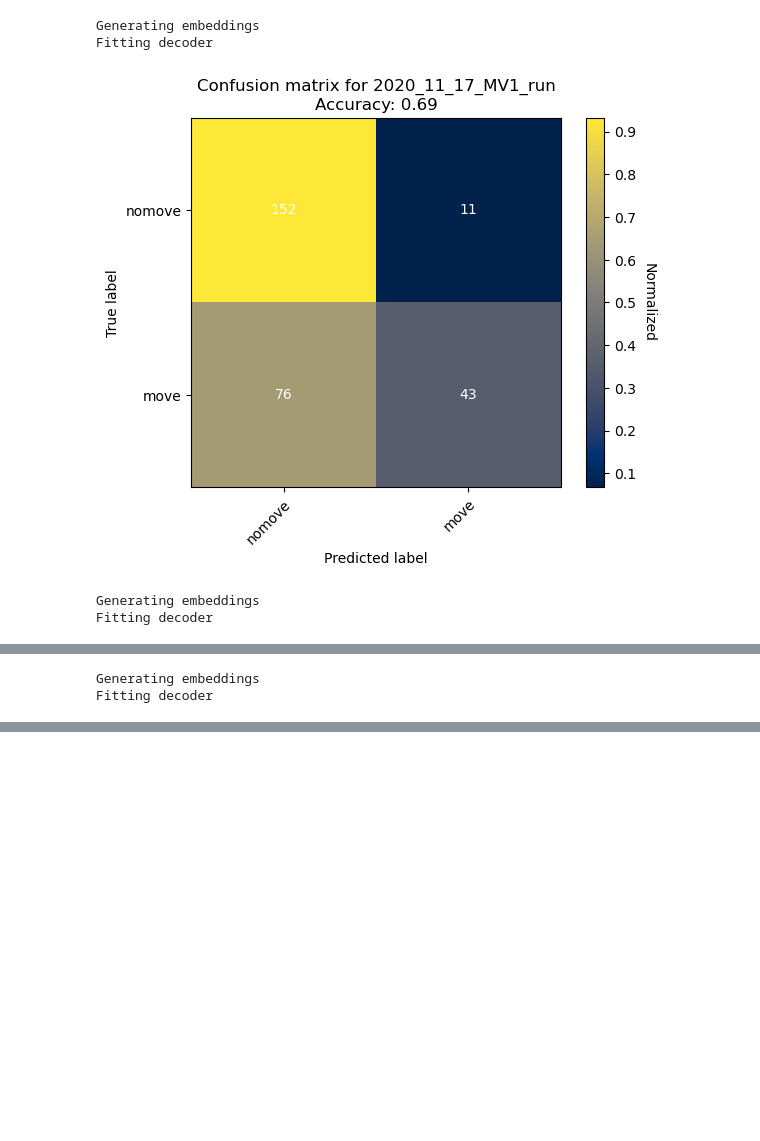
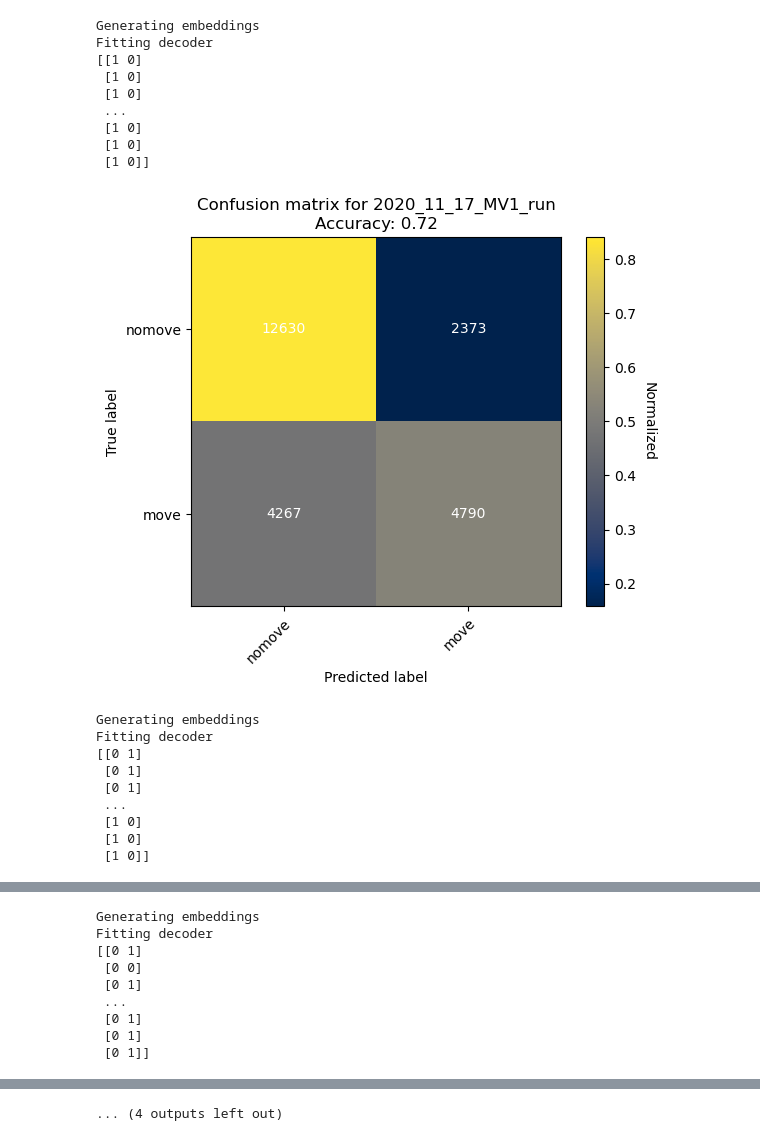
Before and after one commit to Tsuchijo/CEBRA-training, a Jupyter notebook: train_classifier.ipynb, the cells around one changed output, grey strips where cells are left out. Cells and saved outputs as stored; diff of their text form; code cells hidden in the pictures; blank space fills up the shorter version.

```diff
--- a/train_classifier.ipynb
+++ b/train_classifier.ipynb
@@ -77,4 +76,4 @@ def plot_confusion_matrix(confusion_matrix, labels, title):
     # Show the plot
     plt.show()
 # %%
-model_group = torch.load('models/cebra_model_flattened_offset1.pt').model.eval().to('cuda')
+model_group = torch.load('models/single_session/cebra_model_list.pt').eval().to('cuda')
@@ -91,0 +80,11 @@ name_to_model_id = {
+# %%
+name_to_model_id = {
+    '2020_11_2_MV1_run' : 0,
+    '2020_11_9_MV1_run' : 1,
+    '2021_1_12_MV1_run' : 2,
+    '2020_12_10_MV1_run' : 3,
+    '2021_1_8_MV1_run' : 4,
+    '2020_11_17_MV1_run' : 5,
+    '2020_11_23_MV1_run' : 6,
+    '2020_12_4_MV1_run' : 7,
+}
@@ -107,39 +168,50 @@ for index in range(len(neural_data_paths)):
     # data.extend(temp_data)
     # valid_data.extend(temp_valid_data)
     print('Generating embeddings')
     temp_embeddings = flatten_data([model_group[name_to_model_id[dataset_name]](torch.from_numpy(x).float().to('cuda')).to('cpu').detach().numpy() for i, x in enumerate(temp_data)])
     temp_valid_embeddings = flatten_data([model_group[name_to_model_id[dataset_name]](torch.from_numpy(x).float().to('cuda')).to('cpu').detach().numpy() for i, x in enumerate(temp_valid_data)])
     embeddings.extend(temp_embeddings)
     valid_embeddings.extend(temp_valid_embeddings)
     name.extend(temp_name)
     valid_name.extend(temp_valid_name)
     for label, data in zip(temp_name, temp_data):
         if label.split('_')[0] == 'move':
             labels.extend(np.tile(np.array([0, 1]),[len(data), 1]))
         else:
             labels.extend(np.tile(np.array([1, 0]),[len(data), 1]))
     for label, data in zip(temp_valid_name, temp_valid_data):
         if label.split('_')[0] == 'move':
             valid_labels.extend(np.tile(np.array([0, 1]),[len(data), 1]))
         else:
             valid_labels.extend(np.tile(np.array([1, 0]),[len(data), 1]))
 
     labels = np.array(labels)
     valid_labels = np.array(valid_labels)
-    decoder = cebra.KNNDecoder(n_neighbors=72, metric='cosine')
+    decoder = cebra.KNNDecoder(n_neighbors=6, metric='cosine')
     print('Fitting decoder')
     decoder.fit(embeddings, labels)
     pred_labels = decoder.predict(valid_embeddings)
-    clip_valid_labels = reshape_frames(np.argmax(valid_labels, axis=1), temp_valid_data)
-    clip_pred_labels = reshape_frames(np.argmax(pred_labels, axis=1), temp_valid_data)
-    clip_valid_labels = [np.round(np.median(x)) for x in (clip_valid_labels)]
-    clip_pred_labels = [np.round(np.median(x)) for x in (clip_pred_labels)]
-    confusion = confusion_matrix(clip_valid_labels, clip_pred_labels)
+    print(pred_labels)
+    confusion = confusion_matrix(np.argmax(valid_labels, axis=1), np.argmax(pred_labels, axis=1))
     plot_confusion_matrix(confusion, ['nomove', 'move'], f'Confusion matrix for {neural_data_paths[0].split("/")[-1].split(".")[0]}')
     con_mat.append(confusion)
 # %% [output]
 Generating embeddings
 Fitting decoder
+[[1 0]
+ [1 0]
+ [1 0]
+ ...
+ [1 0]
+ [1 0]
+ [1 0]]
-[figure, old version]
+[figure, new version]
 Generating embeddings
 Fitting decoder
+[[0 1]
+ [0 1]
+ [0 1]
+ ...
+ [1 0]
+ [1 0]
+ [1 0]]
@@ -147,2 +219,9 @@ Fitting decoder
 Generating embeddings
 Fitting decoder
+[[0 1]
+ [0 0]
+ [0 1]
+ ...
+ [0 1]
+ [0 1]
+ [0 1]]
@@ -152 +259,2 @@ Error:
+... (4 outputs left out)
 # %%
```
Also changed, not shown: parts of 9 cells of this notebook, 46 other files.
